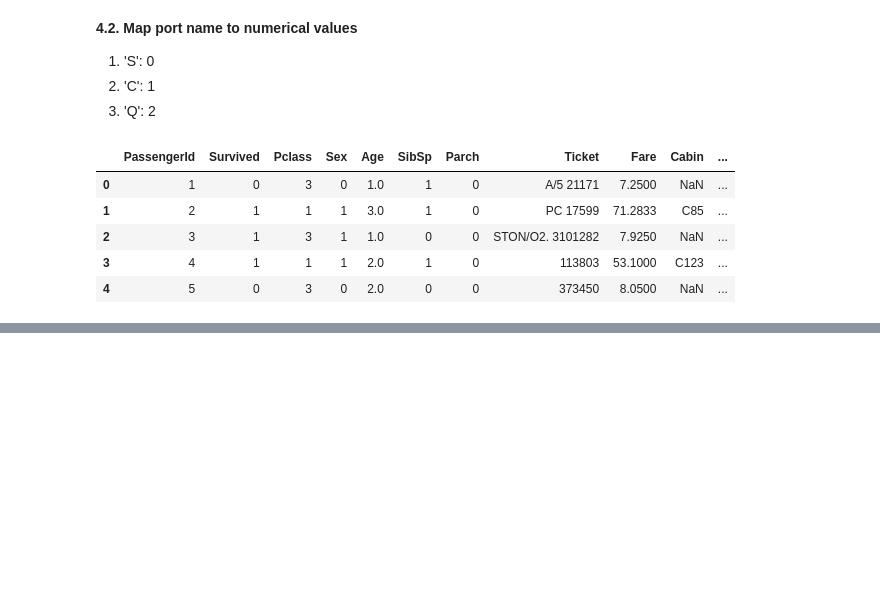
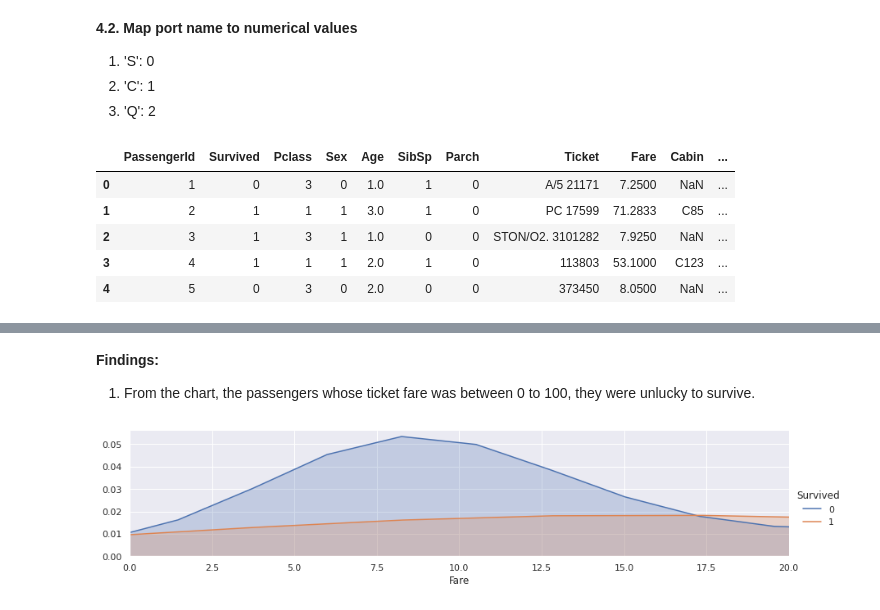
Before and after one commit to Zaedul-Islam/Kaggle, a Jupyter notebook: Titanic - Machine Learning from Disaster/Titanic.ipynb, the cells around one changed output, grey strips where cells are left out. Saved outputs shown, nothing was run; the diff lists cells and outputs as text; code cells hidden in the pictures; blank space fills up the shorter version.

```diff
--- a/Titanic - Machine Learning from Disaster/Titanic.ipynb
+++ b/Titanic - Machine Learning from Disaster/Titanic.ipynb
@@ -528,0 +554,15 @@ train.head()
+# %% [markdown]
+**Findings:**
+1. From the chart, the passengers whose ticket fare was between 0 to 100, they were unlucky to survive.
+# %%
+# Ploting the Fare ranging from 0 to 20
+facet = sns.FacetGrid(train, hue="Survived",aspect=4)
+facet.map(sns.kdeplot,'Fare',shade= True)
+facet.set(xlim=(0, train['Fare'].max()))
+facet.add_legend()
+
+plt.xlim(0, 20)
+
+plt.show()
+# %% [output]
+[figure, added]
```
Also changed, not shown: parts of 14 cells of this notebook.
